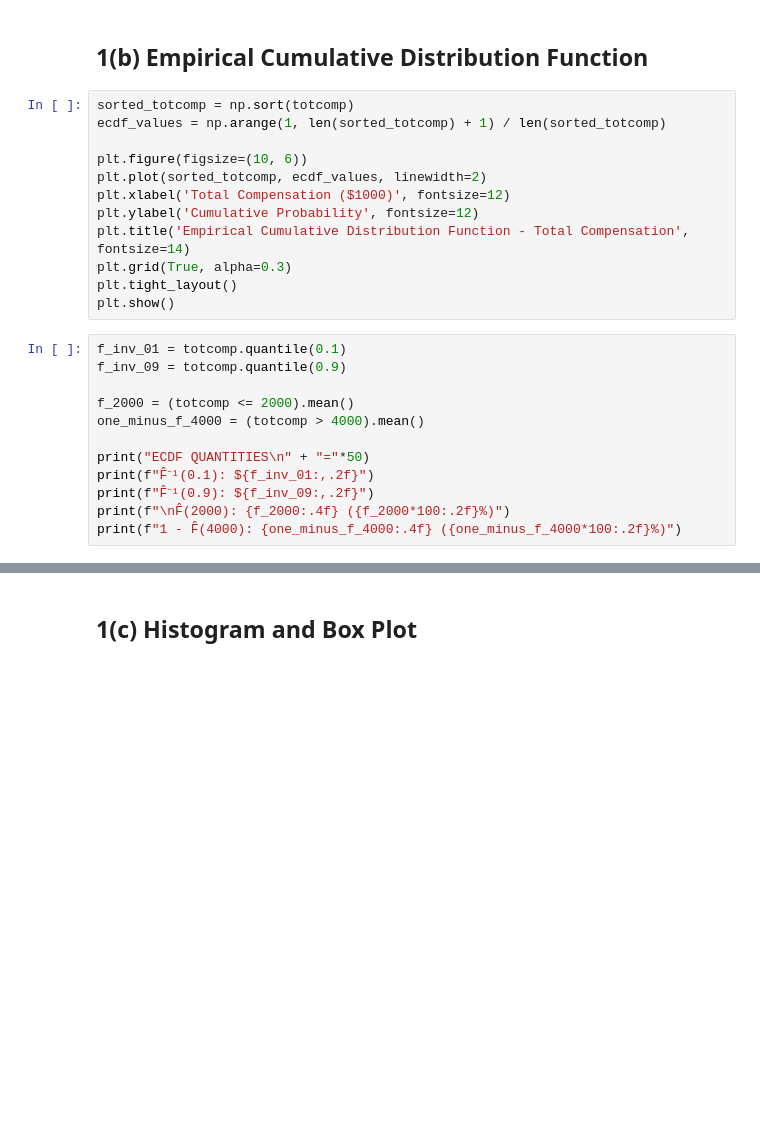
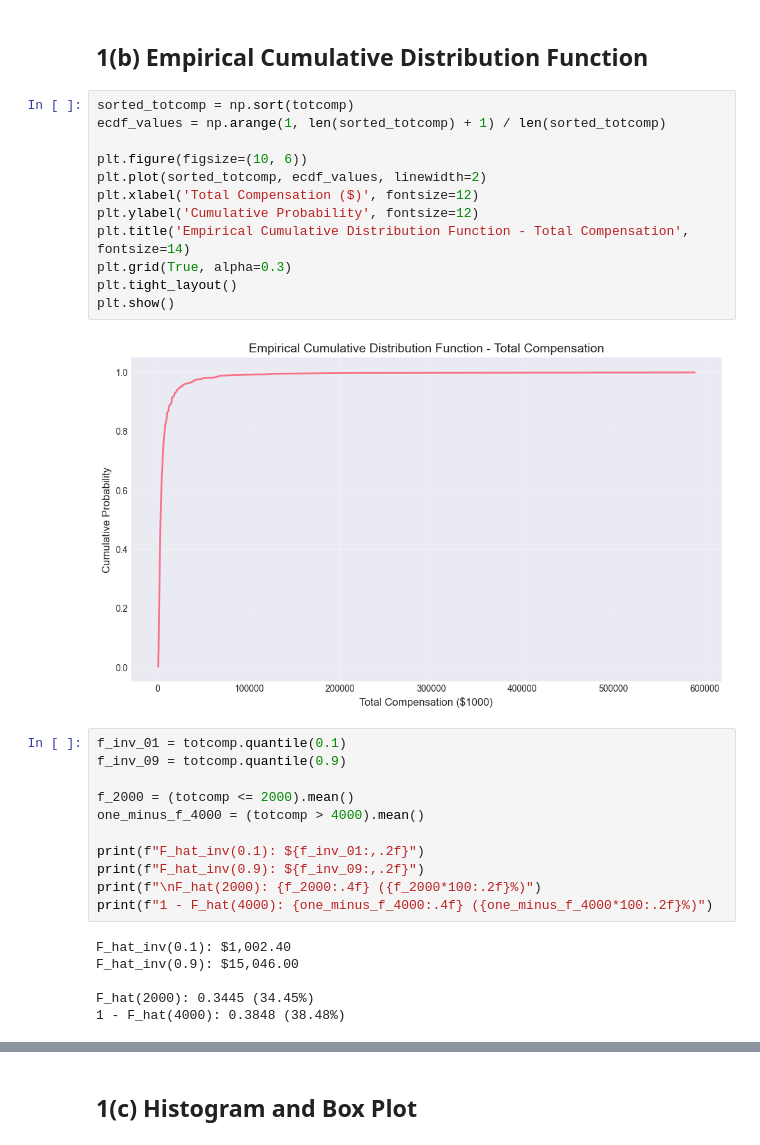
Before and after one commit to nuinashco/Statistics-UCU, a Jupyter notebook: hw1/task1.ipynb, the cells around one changed output, grey strips where cells are left out. Cells and saved outputs as stored; diff of their text form; blank space fills up the shorter version.

```diff
--- a/hw1/task1.ipynb
+++ b/hw1/task1.ipynb
@@ -113,15 +95,17 @@ Upper 95% Quantile: $24,563.30
 # %%
 sorted_totcomp = np.sort(totcomp)
 ecdf_values = np.arange(1, len(sorted_totcomp) + 1) / len(sorted_totcomp)
 
 plt.figure(figsize=(10, 6))
 plt.plot(sorted_totcomp, ecdf_values, linewidth=2)
-plt.xlabel('Total Compensation ($1000)', fontsize=12)
+plt.xlabel('Total Compensation ($)', fontsize=12)
 plt.ylabel('Cumulative Probability', fontsize=12)
 plt.title('Empirical Cumulative Distribution Function - Total Compensation', fontsize=14)
 plt.grid(True, alpha=0.3)
 plt.tight_layout()
 plt.show()
+# %% [output]
+[figure, added]
 # %%
 f_inv_01 = totcomp.quantile(0.1)
 f_inv_09 = totcomp.quantile(0.9)
@@ -129,11 +113,16 @@ f_inv_09 = totcomp.quantile(0.9)
 f_2000 = (totcomp <= 2000).mean()
 one_minus_f_4000 = (totcomp > 4000).mean()
 
-print("ECDF QUANTITIES\n" + "="*50)
-print(f"F̂⁻¹(0.1): ${f_inv_01:,.2f}")
-print(f"F̂⁻¹(0.9): ${f_inv_09:,.2f}")
-print(f"\nF̂(2000): {f_2000:.4f} ({f_2000*100:.2f}%)")
-print(f"1 - F̂(4000): {one_minus_f_4000:.4f} ({one_minus_f_4000*100:.2f}%)")
+print(f"F_hat_inv(0.1): ${f_inv_01:,.2f}")
+print(f"F_hat_inv(0.9): ${f_inv_09:,.2f}")
+print(f"\nF_hat(2000): {f_2000:.4f} ({f_2000*100:.2f}%)")
+print(f"1 - F_hat(4000): {one_minus_f_4000:.4f} ({one_minus_f_4000*100:.2f}%)")
+# %% [output]
+F_hat_inv(0.1): $1,002.40
+F_hat_inv(0.9): $15,046.00
+
+F_hat(2000): 0.3445 (34.45%)
+1 - F_hat(4000): 0.3848 (38.48%)
 # %% [markdown]
 ### Economic Interpretation:
 
```
Also changed, not shown: parts of 37 cells of this notebook.
